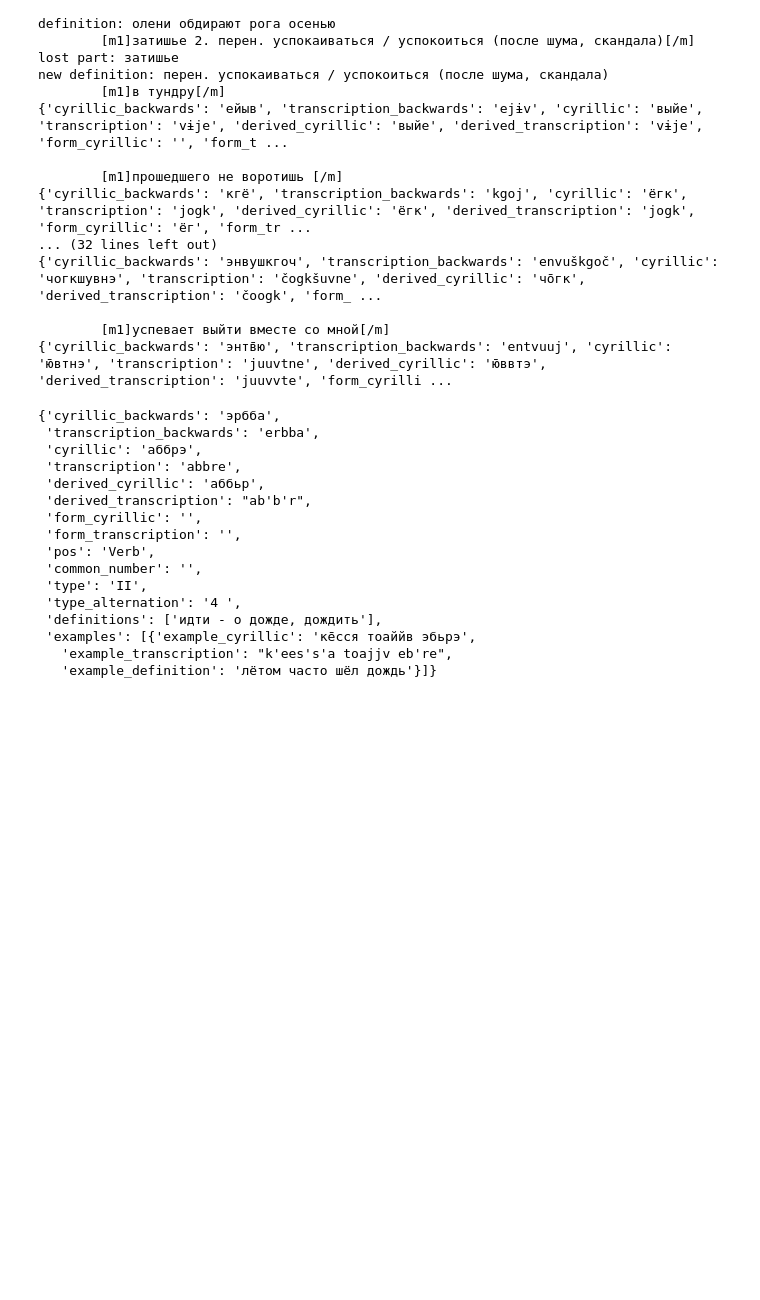
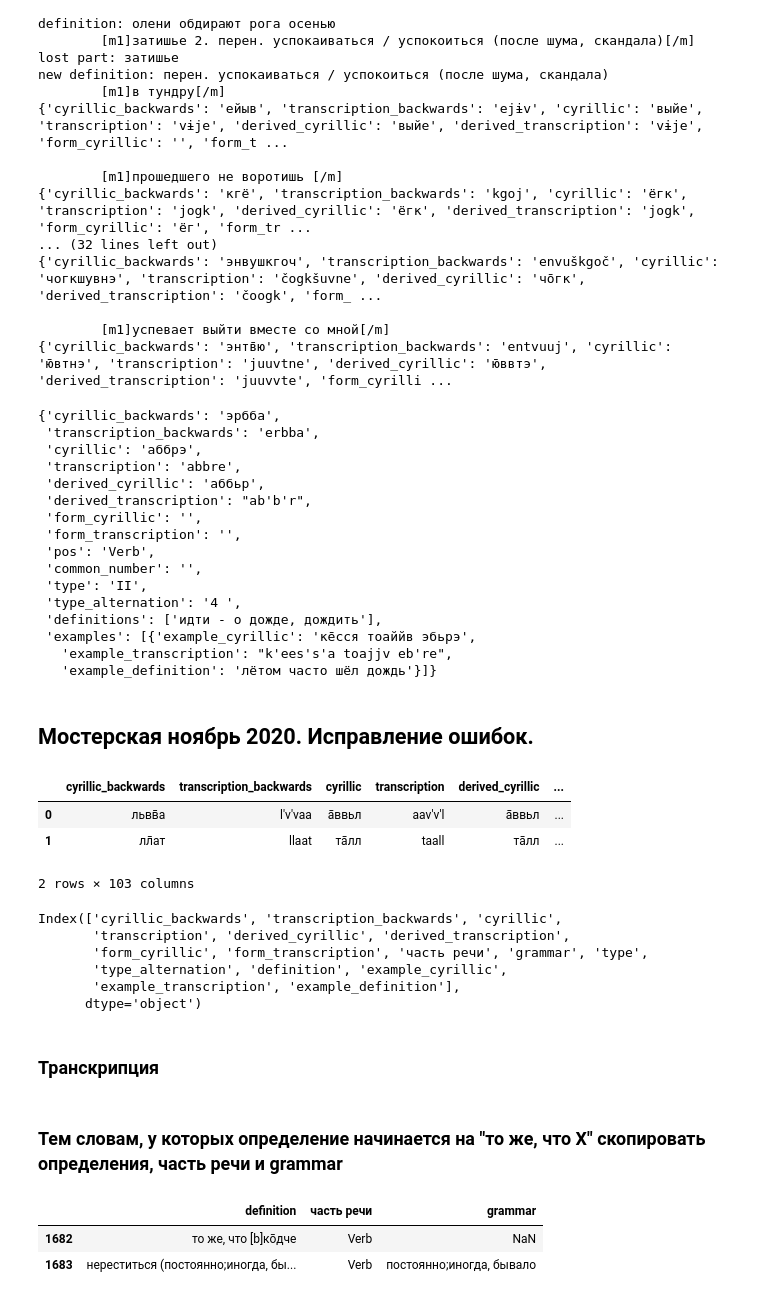
Before and after one commit to kuzanna2016/saami, a Jupyter notebook: notebooks/dict_kuruch.ipynb, the cells around one changed output. Drawn from its saved outputs; the diff is of its cells as text; code cells hidden in the pictures; blank space fills up the shorter version.

```diff
--- a/notebooks/dict_kuruch.ipynb
+++ b/notebooks/dict_kuruch.ipynb
@@ -280,3 +775,5 @@ with open('../done/kuruch.csv','w',encoding='utf-8') as f:
 # %%
 with open('../done/kuruch.json', 'w', encoding='utf-8') as json_file:
     json.dump(kuruch_list, json_file, ensure_ascii=False)
+# %% [markdown]
+## Мостерская ноябрь 2020. Исправление ошибок.
@@ -282,0 +782,22 @@ with open('../done/kuruch.json', 'w', encoding='utf-8') as json_file:
+# %%
+kuruch = pd.read_csv('../done/kuruch_revised_november.csv', encoding='utf-8')
+# %%
+kuruch.drop_duplicates(inplace=True)
+# %%
+kuruch.head(2)
+# %% [output]
+|  | cyrillic_backwards | transcription_backwards | cyrillic | transcription | derived_cyrillic | ... |
+| 0 | львв̄а | l'v'vaa | а̄ввьл | aav'v'l | а̄ввьл | ... |
+| 1 | лл̄ат | llaat | та̄лл | taall | та̄лл | ... |
+2 rows × 103 columns
+# %%
+kuruch.columns[:16]
+# %% [output]
+Index(['cyrillic_backwards', 'transcription_backwards', 'cyrillic',
+       'transcription', 'derived_cyrillic', 'derived_transcription',
+       'form_cyrillic', 'form_transcription', 'часть речи', 'grammar', 'type',
+       'type_alternation', 'definition', 'example_cyrillic',
+       'example_transcription', 'example_definition'],
+      dtype='object')
+# %% [markdown]
+### Транскрипция
@@ -282,0 +837,2 @@ with open('../done/kuruch.json', 'w', encoding='utf-8') as json_file:
+# %% [markdown]
+### Тем словам, у которых определение начинается на "то же, что Х" скопировать определения, часть речи и grammar
@@ -282,0 +859,6 @@ with open('../done/kuruch.json', 'w', encoding='utf-8') as json_file:
+# %%
+kuruch[kuruch.cyrillic == 'ко̄днэ'][['definition','часть речи','grammar']]
+# %% [output]
+|  | definition | часть речи | grammar |
+| 1682 | то же, что [b]ко̄дче | Verb | NaN |
+| 1683 | нереститься (постоянно;иногда, бы... | Verb | постоянно;иногда, бывало |
```
Also changed, not shown: parts of 35 cells of this notebook, 20 other files.
